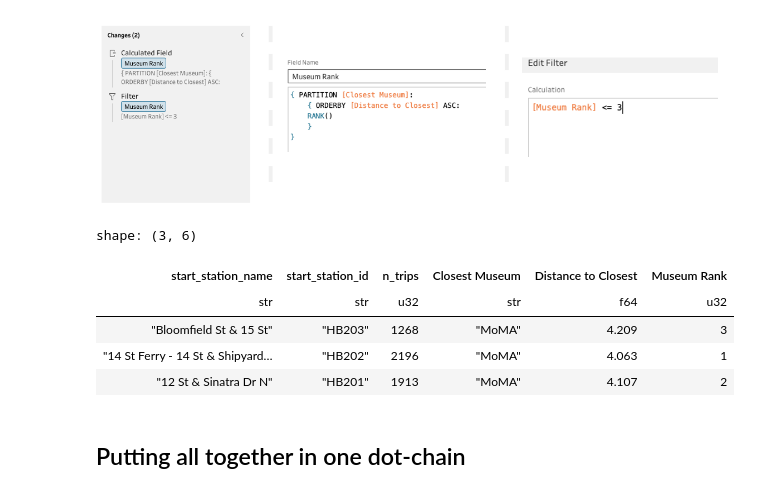
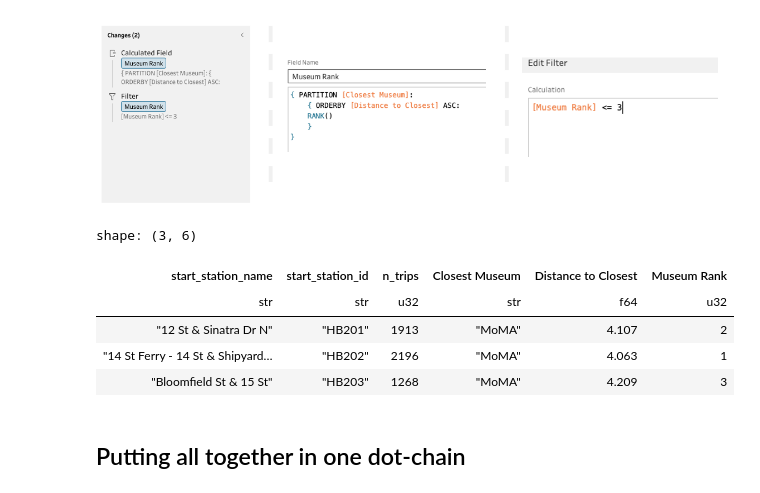
Before and after one commit to sq9890xp/museum_tours, a Jupyter notebook: act1_4_museum_tour-checkpoint.ipynb, the cells around one changed output. Saved outputs shown, nothing was run; the diff lists cells and outputs as text; code cells hidden in the pictures.

```diff
--- a/act1_4_museum_tour-checkpoint.ipynb
+++ b/act1_4_museum_tour-checkpoint.ipynb
@@ -267,23 +273,22 @@ shape: (5, 5)
 # %%
 (city_bike_5 :=
  city_bike_4
  # Compute the ranks of the distance grouped by museum using rank + over.
 .with_columns(
         pl.col("Distance to Closest")
-          .rank(method="min", descending=False)   # Tableau RANK() (competition) ≈ method="min"
-          .over("Closest Museum")
+          .rank(method="min", descending=False)
           .alias("Museum Rank")
     )
  # Filter to get the top three for each museum.
  .filter(pl.col("Museum Rank") <= 3)
 )
 # %% [output]
 shape: (3, 6)
 | start_station_name | start_station_id | n_trips | Closest Museum | Distance to Closest | Museum Rank |
 | str | str | u32 | str | f64 | u32 |
+| "12 St & Sinatra Dr N" | "HB201" | 1913 | "MoMA" | 4.107 | 2 |
+| "14 St Ferry - 14 St & Shipyard… | "HB202" | 2196 | "MoMA" | 4.063 | 1 |
 | "Bloomfield St & 15 St" | "HB203" | 1268 | "MoMA" | 4.209 | 3 |
-| "14 St Ferry - 14 St & Shipyard… | "HB202" | 2196 | "MoMA" | 4.063 | 1 |
-| "12 St & Sinatra Dr N" | "HB201" | 1913 | "MoMA" | 4.107 | 2 |
 # %% [markdown]
 ## Putting all together in one dot-chain
 # %%
```
Also changed, not shown: parts of 6 cells of this notebook.
